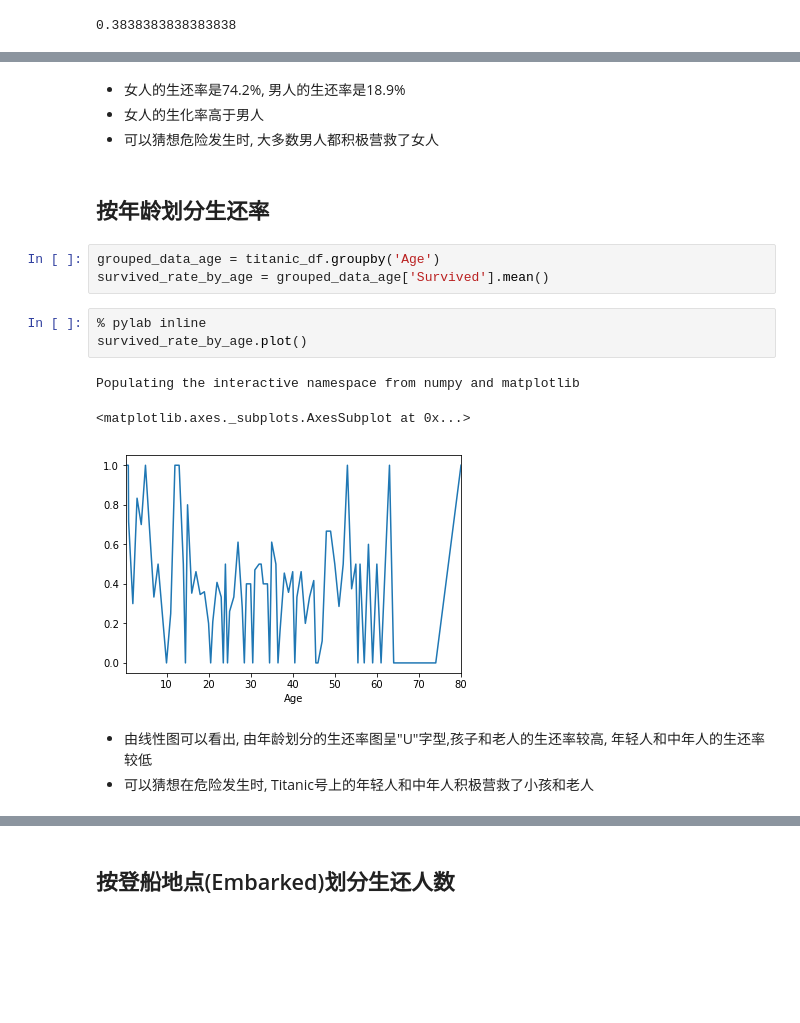
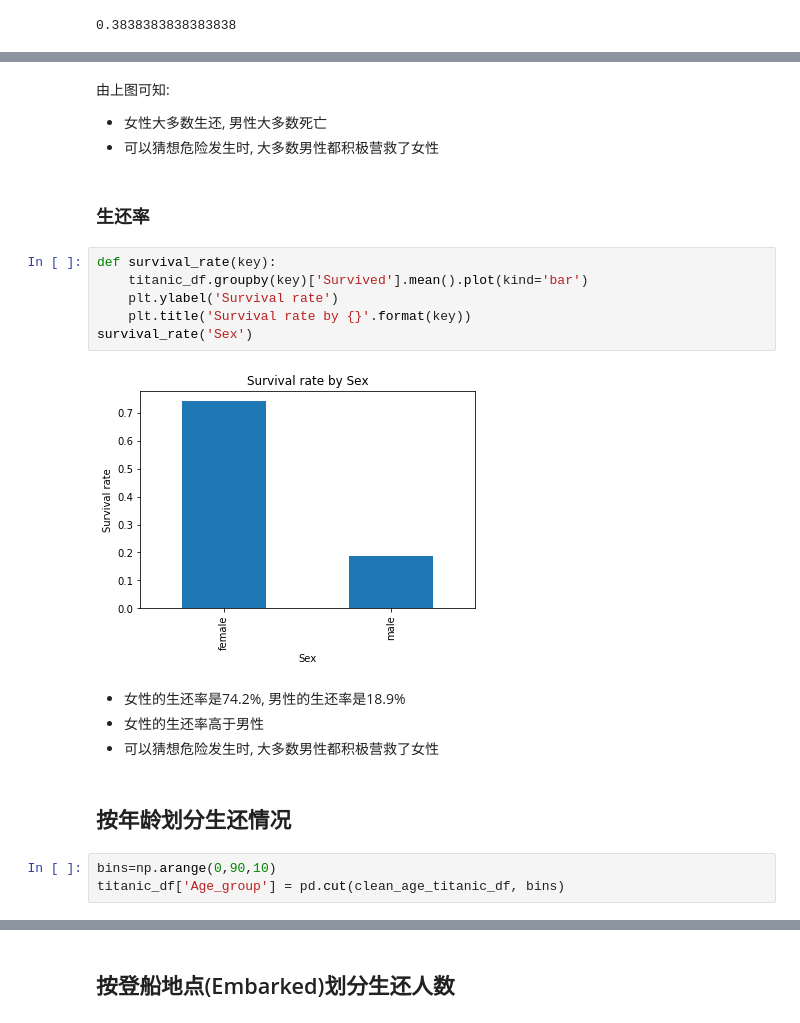
Before and after one commit to zhaoxuyan/DAND-Titanic-Dataset, a Jupyter notebook: P3-TitanicData/titanic.ipynb, the cells around one changed output, grey strips where cells are left out. Drawn from its saved outputs; the diff is of its cells as text; blank space fills up the shorter version.

```diff
--- a/P3-TitanicData/titanic.ipynb
+++ b/P3-TitanicData/titanic.ipynb
@@ -40,19 +70,23 @@ Name: Survived, dtype: float64
+# %% [markdown]
+由上图可知:
+- 女性大多数生还, 男性大多数死亡
+- 可以猜想危险发生时, 大多数男性都积极营救了女性
+# %% [markdown]
+### 生还率
+# %%
+def survival_rate(key):
+    titanic_df.groupby(key)['Survived'].mean().plot(kind='bar')
+    plt.ylabel('Survival rate')
+    plt.title('Survival rate by {}'.format(key))
+survival_rate('Sex')
+# %% [output]
+[figure, added]
 # %% [markdown]
-- 女人的生还率是74.2%, 男人的生还率是18.9%
-- 女人的生化率高于男人
-- 可以猜想危险发生时, 大多数男人都积极营救了女人
+- 女性的生还率是74.2%, 男性的生还率是18.9%
+- 女性的生还率高于男性
+- 可以猜想危险发生时, 大多数男性都积极营救了女性
 # %% [markdown]
-## 按年龄划分生还率
+## 按年龄划分生还情况
-# %%
-grouped_data_age = titanic_df.groupby('Age')
-survived_rate_by_age = grouped_data_age['Survived'].mean()
-# %%
-% pylab inline
-survived_rate_by_age.plot()
-# %% [output]
-Populating the interactive namespace from numpy and matplotlib
-<matplotlib.axes._subplots.AxesSubplot at 0x...>
-[figure, removed]
-# %% [markdown]
-- 由线性图可以看出, 由年龄划分的生还率图呈"U"字型,孩子和老人的生还率较高, 年轻人和中年人的生还率较低
-- 可以猜想在危险发生时, Titanic号上的年轻人和中年人积极营救了小孩和老人
+# %%
+bins=np.arange(0,90,10)
+titanic_df['Age_group'] = pd.cut(clean_age_titanic_df, bins)
```
Also changed, not shown: parts of 23 cells of this notebook.
